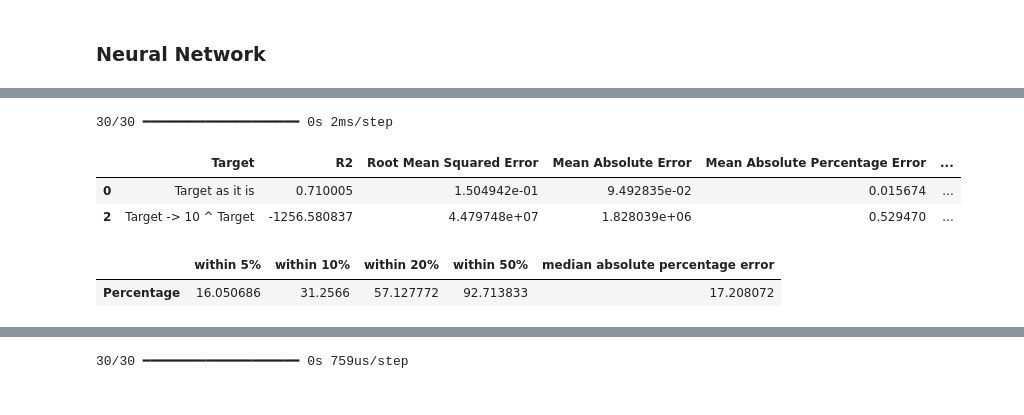
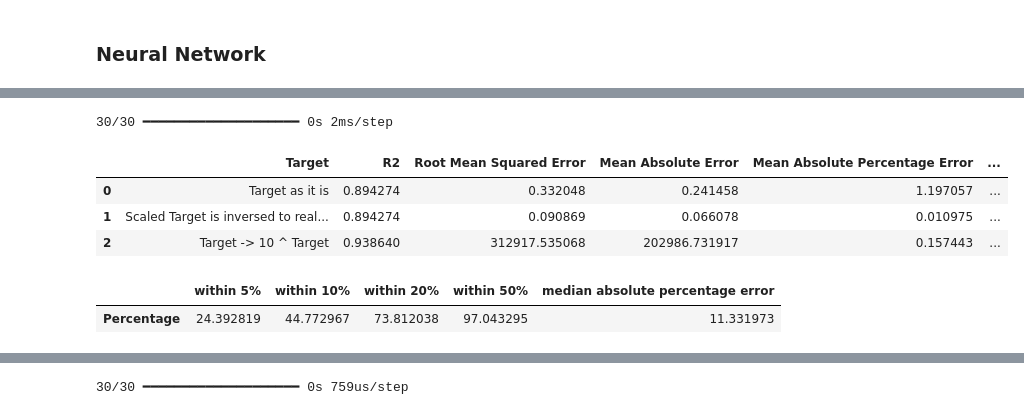
Before and after one commit to MAmin-y/House-price-analysis-and-prediction-LA-2024, a Jupyter notebook: Phase2/nn.ipynb, the cells around one changed output, grey strips where cells are left out. Saved outputs shown, nothing was run; the diff lists cells and outputs as text; code cells hidden in the pictures.

```diff
--- a/Phase2/nn.ipynb
+++ b/Phase2/nn.ipynb
@@ -59,11 +59,13 @@ from tensorflow.keras.layers import Dense
 import matplotlib.pyplot as plt
 import seaborn as sns
 
-#features = df_not_scaled.drop(columns=['price', 'log_taxAssessedValue', 'log_price', 'taxAssessedValue'])
+#features = df_not_scaled.drop(columns=['price', 'log_price'])
 features = df_not_scaled[["log_taxAssessedValue", "log_livingAreaValue", "log_lotAreaValue", "hasFireplace", "rentZestimate",
                           "bedrooms", "bathrooms", "livingAreaValue", "parkingCapacity", 'zipcode', 'hasView',
                           'hasCooling']]
 target = df_not_scaled['log_price']
+target_scaler = StandardScaler()
+target = target_scaler.fit_transform(target.values.reshape(-1, 1)).flatten()
 
 scaler = StandardScaler()
 scaled_features = scaler.fit_transform(features)
@@ -74,14 +76,13 @@ X_train, X_test, y_train, y_test = train_test_split(scaled_features_df, target,
 
 model = Sequential()
 model.add(Dense(64, input_dim=X_train.shape[1], activation='relu'))
-model.add(Dense(32, activation='relu'))
-model.add(Dense(16, activation='relu'))
+model.add(Dense(32, activation='sigmoid'))
 
 model.add(Dense(1))
 
 model.compile(optimizer='adam', loss='mean_absolute_error')
 
-history = model.fit(X_train, y_train, epochs=50, batch_size=32, validation_split=0.2)
+history = model.fit(X_train, y_train, epochs=50, batch_size=64, validation_split=0.2)
 
 loss = model.evaluate(X_test, y_test)
 print(f'Test Loss: {loss}')
@@ -118,13 +119,14 @@ Test Loss: 0.09492835402488708
 # %%
 y_pred = model.predict(X_test)
-show_metrics(y_pred.flatten(), y_test, target_scaler=None, logarithm=True)
+show_metrics(y_pred.flatten(), y_test, target_scaler=target_scaler, logarithm=True)
 # %% [output]
 30/30 ━━━━━━━━━━━━━━━━━━━━ 0s 2ms/step
 |  | Target | R2 | Root Mean Squared Error | Mean Absolute Error | Mean Absolute Percentage Error | ... |
-| 0 | Target as it is | 0.710005 | 1.504942e-01 | 9.492835e-02 | 0.015674 | ... |
-| 2 | Target -> 10 ^ Target | -1256.580837 | 4.479748e+07 | 1.828039e+06 | 0.529470 | ... |
+| 0 | Target as it is | 0.894274 | 0.332048 | 0.241458 | 1.197057 | ... |
+| 1 | Scaled Target is inversed to real... | 0.894274 | 0.090869 | 0.066078 | 0.010975 | ... |
+| 2 | Target -> 10 ^ Target | 0.938640 | 312917.535068 | 202986.731917 | 0.157443 | ... |
 |  | within 5% | within 10% | within 20% | within 50% | median absolute percentage error |
-| Percentage | 16.050686 | 31.2566 | 57.127772 | 92.713833 | 17.208072 |
+| Percentage | 24.392819 | 44.772967 | 73.812038 | 97.043295 | 11.331973 |
 # %%
 import pandas as pd
 import numpy as np
```
Also changed, not shown: parts of 9 cells of this notebook.
